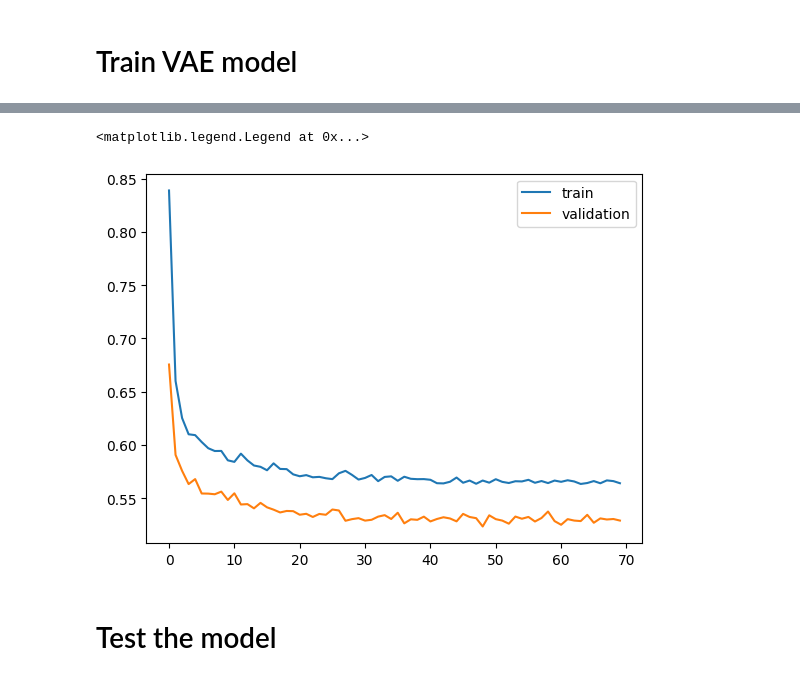
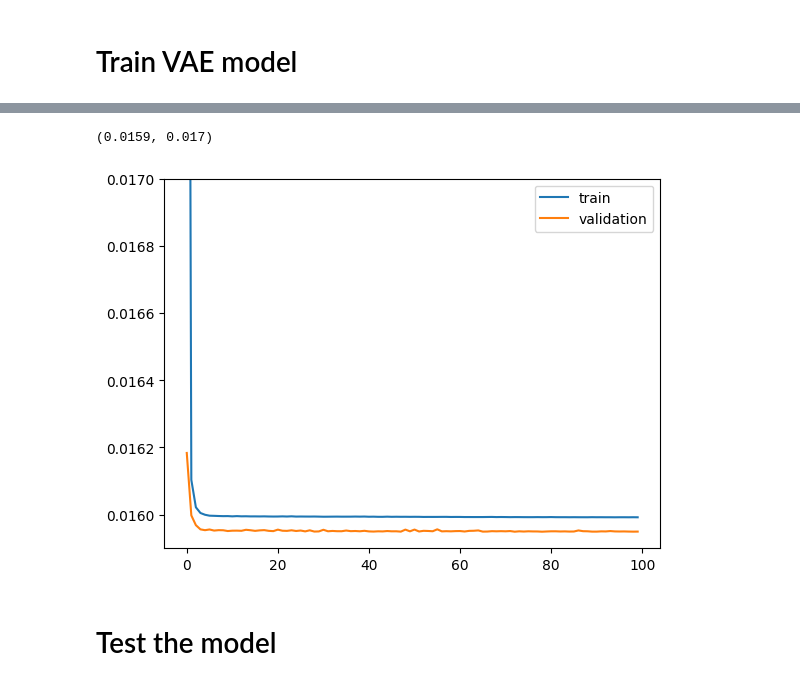
Before and after one commit to beria-kalpelbe/anomaly-detection-in-HEP, a Jupyter notebook: code/vae.ipynb, the cells around one changed output, grey strips where cells are left out. Drawn from its saved outputs; the diff is of its cells as text; code cells hidden in the pictures.

```diff
--- a/code/vae.ipynb
+++ b/code/vae.ipynb
@@ -203,7 +159,7 @@ class AE(nn.Module):
 from torchsummary import summary
 
 device = torch.device("cuda" if torch.cuda.is_available() else "cpu")
-model_vae = AE(input_dim=5, latent_dim=latent_dim)
+model_vae = VAE(input_dim=5, latent_dim=latent_dim)
 model_vae = model_vae.to(device)
 summary(model_vae, input_size=(5,))
 # %% [output]
@@ -228,8 +184,8 @@ Estimated Total Size (MB): 0.05
 from datetime import datetime
 
 train_loader = DataLoader(data_bkg_train, batch_size=BATCH_SIZE, shuffle=True, num_workers=10)
-valid_loader = DataLoader(data_bkg_test, batch_size=BATCH_SIZE, shuffle=False, num_workers=10)
-optimizer=optim.Adam(model_vae.parameters(), lr=lr)
+valid_loader = DataLoader(data_bkg_valid, batch_size=BATCH_SIZE, shuffle=False, num_workers=10)
+optimizer=optim.Adam(model_vae.parameters(), lr=0.001)
 
 train_losses = []
 valid_losses = []
@@ -243,28 +199,29 @@ for epoch in range(num_epochs):
   for inputs in train_loader:
     optimizer.zero_grad()
     inputs = inputs.to(device)
-    inputs_recon = model_vae(inputs)
-    inputs_recon = inputs_recon.to(device)
-    train_loss = model_vae.loss_function(inputs, inputs_recon)
-    # inputs_recon, mu, logvar = model_vae(inputs)
-    # inputs_recon, mu, logvar = inputs_recon.to(device), mu.to(device), logvar.to(device)
-    # train_loss = model_vae.loss_function(inputs, inputs_recon, mu, logvar)
+    # inputs_recon = model_vae(inputs)
+    # inputs_recon = inputs_recon.to(device)
+    # train_loss = model_vae.loss_function(inputs, inputs_recon)
+    inputs_recon, mu, logvar = model_vae(inputs)
+    inputs_recon, mu, logvar = inputs_recon.to(device), mu.to(device), logvar.to(device)
+    train_loss = model_vae.loss_function(inputs, inputs_recon, mu, logvar)
     train_loss.backward()
     optimizer.step()
     epoch_train_loss += train_loss.item()
 
   # Validation
-  # model_vae.eval()
-  # with torch.no_grad():
-  for data in valid_loader:
-        x = data
-        inputs = x.to(device)
-        inputs_recon = model_vae(inputs)
-        inputs_recon = inputs_recon.to(device)
-        valid_loss = model_vae.loss_function(inputs, inputs_recon)
-        # x_recon, mu, logvar = model_vae(inputs)
-        # valid_loss = model_vae.loss_function(inputs, x_recon, mu, logvar)
-        epoch_valid_loss += valid_loss.item()
+  model_vae.eval()
+  with torch.no_grad():
+    for data in valid_loader:
+          x = data
+          inputs = x.to(device)
+          # inputs_recon = model_vae(inputs)
+          # inputs_recon = inputs_recon.to(device)
+          # valid_loss = model_vae.loss_function(inputs, inputs_recon)
+          x_recon, mu, logvar = model_vae(inputs)
+          x_recon, mu, logvar = x_recon.to(device), mu.to(device), logvar.to(device)
+          valid_loss = model_vae.loss_function(inputs, x_recon, mu, logvar)
+          epoch_valid_loss += valid_loss.item()
 
   epoch_train_loss /= len(train_loader)
   epoch_valid_loss /= len(valid_loader)
@@ -273,7 +230,7 @@ for epoch in range(num_epochs):
   valid_losses.append(epoch_valid_loss)
 
   time_elapsed = datetime.now() - starting_time
-  print('Epoch: {}, Train len batch: {}, Train loss: {:.4f}, Valid loss: {:.4f}, Time elapsed (hh:mm:ss.ms) {}'.format(
+  print('Epoch: {}, Train len batch: {}, Train loss: {:.10f}, Valid loss: {:.10f}, Time elapsed (hh:mm:ss.ms) {}'.format(
                     epoch,len(train_loader) ,epoch_train_loss, epoch_valid_loss, time_elapsed
   ))
 # %% [output]
@@ -297,10 +258,11 @@ Epoch: 69, Train len batch: 20, Train loss: 0.5640, Valid loss: 0.5289, Time ela
 # %%
 plt.plot(train_losses, label="train")
 plt.plot(valid_losses, label="validation")
 plt.legend()
+plt.ylim((0.0159, 0.017))
 # %% [output]
-<matplotlib.legend.Legend at 0x...>
+(0.0159, 0.017)
-[figure, old version]
+[figure, new version]
 # %% [markdown]
 # Test the model
 # %%
```
Also changed, not shown: parts of 27 cells of this notebook.
